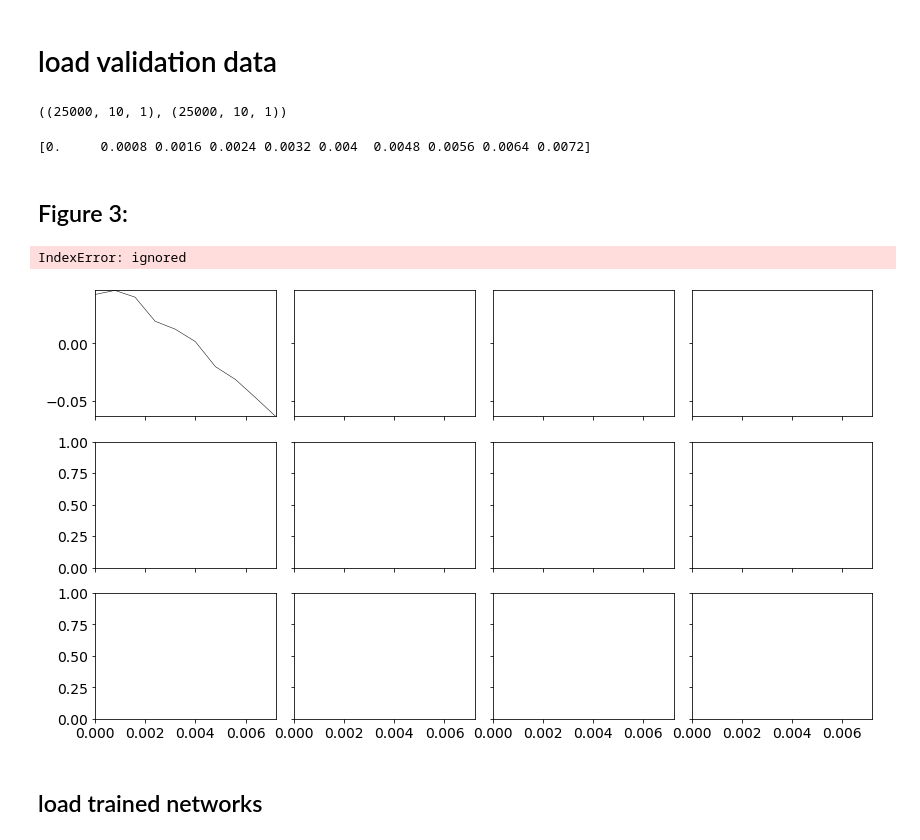
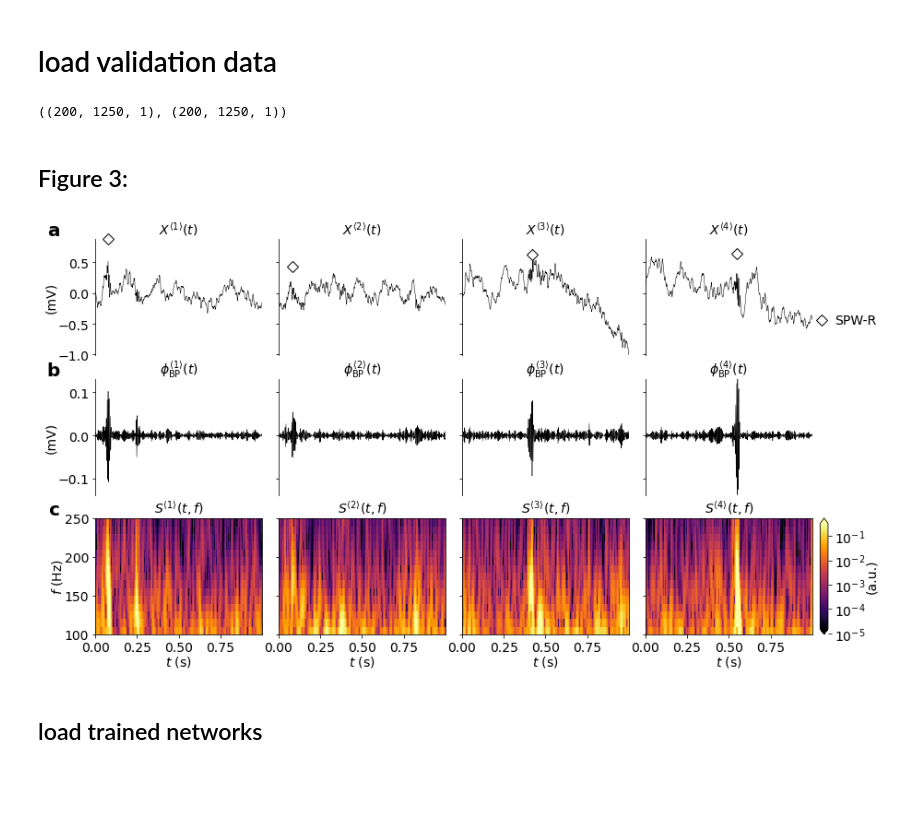
Before and after one commit to jimzhang629/RippleNet, a Jupyter notebook: RippleNet_manuscript_figures.ipynb, the cells around one changed output. Cells and saved outputs as stored; diff of their text form; code cells hidden in the pictures; blank space fills up the shorter version.

```diff
--- a/RippleNet_manuscript_figures.ipynb
+++ b/RippleNet_manuscript_figures.ipynb
@@ -80,16 +80,6 @@ if mouse:
 
     # center raw data (only used for visualization)
     X0 = (X0.T - X0.mean(axis=-1)).T
-
-    train_first_dim = int(4175*1250 / 10)
-    val_first_dim = int(200*1250 / 10)
-
-    reshaped_X_val = np.reshape(X_val, (val_first_dim, 10, 1)) #reshape so that each segment of data is only about 10ms long, instead of 1 second
-    reshaped_Y_val = np.reshape(Y_val, (val_first_dim, 10, 1))
-    reshaped_X0 = np.reshape(X0, (val_first_dim, 10))
-    reshaped_X1 = np.reshape(X1, (val_first_dim, 10))
-    reshaped_S = np.reshape(S, (val_first_dim, 10, 16))
-    reshaped_Y = np.reshape(Y, (val_first_dim, 10, 1))
 # %%
 if mouse and rat:
     # load test datas with labels
@@ -130,16 +120,13 @@ if rat and not mouse:
     X0 = (X0.T - X0.mean(axis=-1)).T
 # %%
 # shapes of validation input/output
-reshaped_X_val.shape, reshaped_Y_val.shape
+X_val.shape, Y_val.shape
 # %% [output]
-((25000, 10, 1), (25000, 10, 1))
+((200, 1250, 1), (200, 1250, 1))
 # %%
 # some needed parameters
-n_samples = reshaped_X0.shape[0] # total number of samples
+n_samples = X0.shape[0] # total number of samples
 Fs = 1250 # Hz, sampling freq
-time = np.arange(reshaped_X0.shape[1]) / Fs
-print(time)
+time = np.arange(X0.shape[1]) / Fs
-# %% [output]
-[0.     0.0008 0.0016 0.0024 0.0032 0.004  0.0048 0.0056 0.0064 0.0072]
 # %%
 # width of boxcar around each labeled event
@@ -160,7 +147,7 @@ fig.subplots_adjust(wspace=0.1, hspace=0.2, left=0.05, right=0.95, top=0.95, bot
 for i in range(ncols):
     # raw LFP with ripple label
     ax0 = axes[0, i]
-    ax0.plot(time, reshaped_X_val[i, ] - reshaped_X_val[i, ].mean(), 'k', lw=0.5,
+    ax0.plot(time, X_val[i, ] - X_val[i, ].mean(), 'k', lw=0.5,
              label='__nolabel__'
              #label=r'$X^{\langle' + '{}'.format(i+1) + r'\rangle}(t)$',
             )
@@ -168,7 +155,7 @@ for i in range(ncols):
     idx = all_labels['session'] == labels['session'][i]
     lbls = all_labels['rippleLocs'][idx] - labels[i]['rippleLocs'] - labels[i]['offset']
     inds = lbls[(lbls >= 0) & (lbls < Fs)]
-    ax0.plot(time[inds], reshaped_X_val[i, inds] - reshaped_X_val[i, ].mean() + 0.4,
+    ax0.plot(time[inds], X_val[i, inds] - X_val[i, ].mean() + 0.4,
              'D', mec='k', mfc='w', ms=8, label='SPW-R',
              clip_on=False)
     ax0.set_title(r'$X^{\langle' + '{}'.format(i+1) + r'\rangle}(t)$')
@@ -202,35 +189,34 @@ for i in range(ncols):
     vmin, vmax = np.exp(np.percentile(np.log(S), [1, 99]))
     im = ax2.pcolormesh(time, S_freqs, S[i, ].T,
                         norm=colors.LogNorm(vmin=vmin, vmax=vmax),
                         cmap='inferno',
                         label='spectrogram',
                         rasterized=True)
     if i == ncols-1:
         rect = np.array(ax2.get_position().bounds)
         rect[0] += rect[2] + 0.01
         rect[2] = 0.01
         fig = plt.gcf()
         cax = fig.add_axes(rect)
 
         cbar = fig.colorbar(im, cax=cax, extend='both')
         cbar.set_ticks(10.**np.arange(-5, 5))
         cbar.set_label('(a.u.)', labelpad=0)
     ax2.axis(ax2.axis('tight'))
     if i == 0:
         ax2.set_ylabel('$f$ (Hz)', labelpad=0)
     ax2.set_xlabel('$t$ (s)', labelpad=0)
     ax2.set_title(r'$S^{\langle' + '{}'.format(i+1) + r'\rangle}(t,f)$')
     if i == 0:
         annotate_subplot(ax0, ncols=10, nrows=3, letter='a')
         annotate_subplot(ax1, ncols=10, nrows=3, letter='b')
         annotate_subplot(ax2, ncols=10, nrows=3, letter='c')
 
 # save figure
 fig.savefig(os.path.join('figures', 'figure03.pdf'), dpi=300, bbox_inches='tight', pad_inches=0.05)
 fig.savefig(os.path.join('figures', 'figure03.eps'), dpi=300, bbox_inches='tight', pad_inches=0.05)
 # %% [output]
-IndexError: ignored
-[figure, old version]
+[figure, new version]
 # %% [markdown]
 ## load trained networks
 # %%
```
Also changed, not shown: parts of 13 cells of this notebook.
